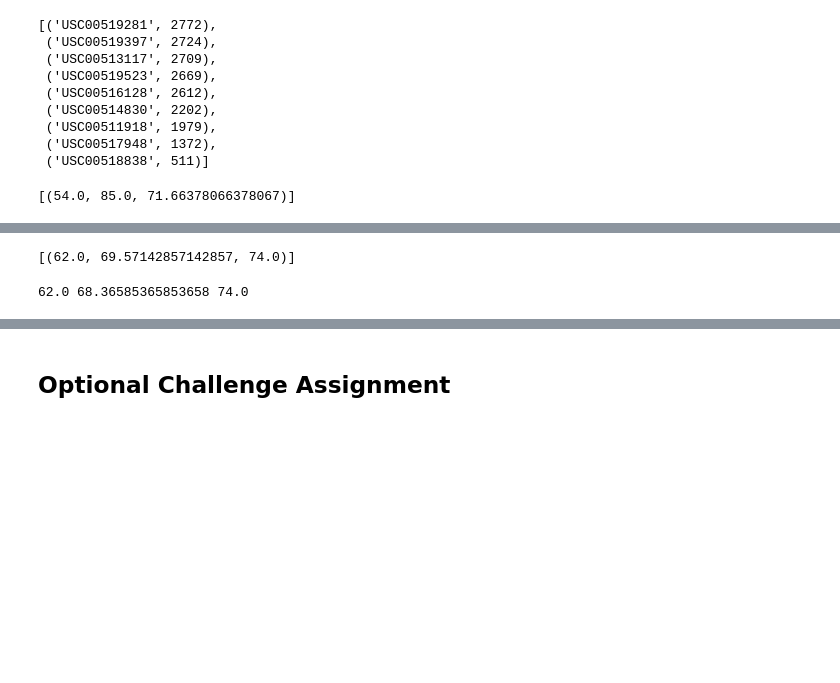
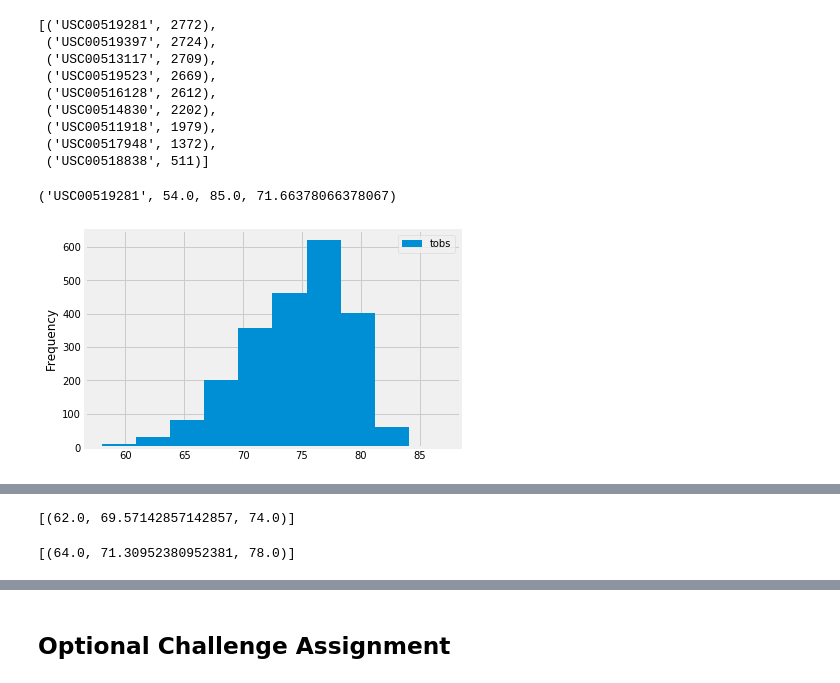
Before and after one commit to nmatus89/Surf_Up, a Jupyter notebook: climate_starter.ipynb, the cells around one changed output, grey strips where cells are left out. Drawn from its saved outputs; the diff is of its cells as text; code cells hidden in the pictures; blank space fills up the shorter version.

```diff
--- a/climate_starter.ipynb
+++ b/climate_starter.ipynb
@@ -218,11 +177,26 @@ station_no
 # %%
 # Using the station id from the previous query, calculate the lowest temperature recorded,
 # highest temperature recorded, and average temperature most active station?
+sel = [Measurement.station, func.min(Measurement.tobs), func.max(Measurement.tobs), func.avg(Measurement.tobs)]
+
+temps = session.query(*sel).group_by(Measurement.station).\
+order_by(func.count(Measurement.station).desc()).first()
+temps
 # %% [output]
-[(54.0, 85.0, 71.66378066378067)]
+('USC00519281', 54.0, 85.0, 71.66378066378067)
 # %%
 # Choose the station with the highest number of temperature observations.
+max_station = 'USC00519281'
 # Query the last 12 months of temperature observation data for this station and plot the results as a histogram
+last_year_temp_col = [Measurement.tobs]
+last_year_temp_query = session.query(*last_year_temp_col).\
+                        filter(Measurement.date.between('2016-08-23', '2017-08-23')).all()
+last_yeardf = pd.DataFrame(last_year_temp_query, columns=['tobs'])
+# %%
+last_yeardf.plot.hist()
+plt.show()
+# %% [output]
+[figure, added]
 # %% [markdown]
 ![precipitation](Images/station-histogram.png)
 # %%
@@ -249,8 +223,9 @@ print(calc_temps('2012-02-28', '2012-03-05'))
 # %%
 # Use your previous function `calc_temps` to calculate the tmin, tavg, and tmax
 # for your trip using the previous year's data for those same dates.
+print(calc_temps('2015-05-25', '2015-05-30'))
 # %% [output]
-62.0 68.36585365853658 74.0
+[(64.0, 71.30952380952381, 78.0)]
 # %%
 # Plot the results from your previous query as a bar chart.
 # Use "Trip Avg Temp" as your Title
```
Also changed, not shown: parts of 22 cells of this notebook, 3 other files.
